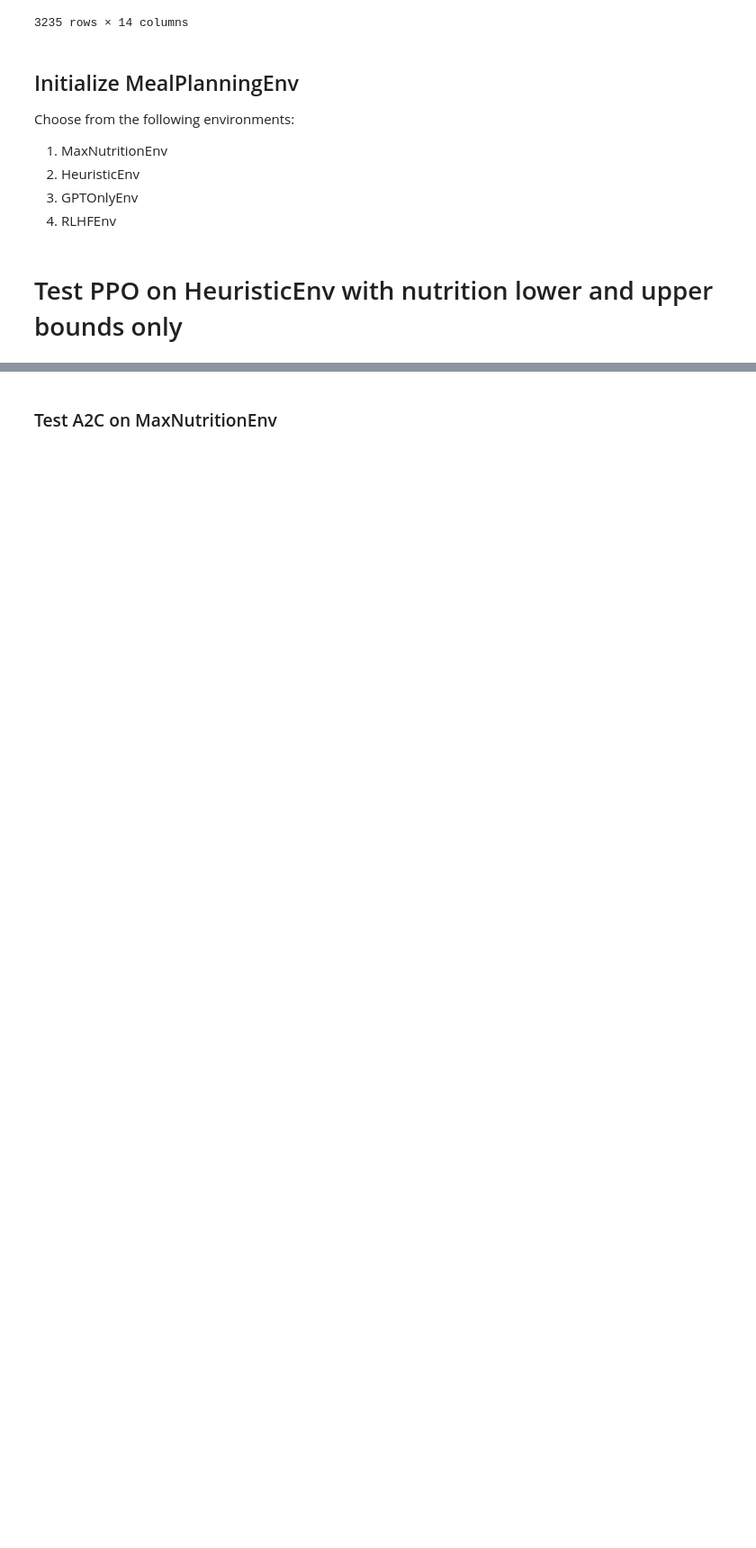
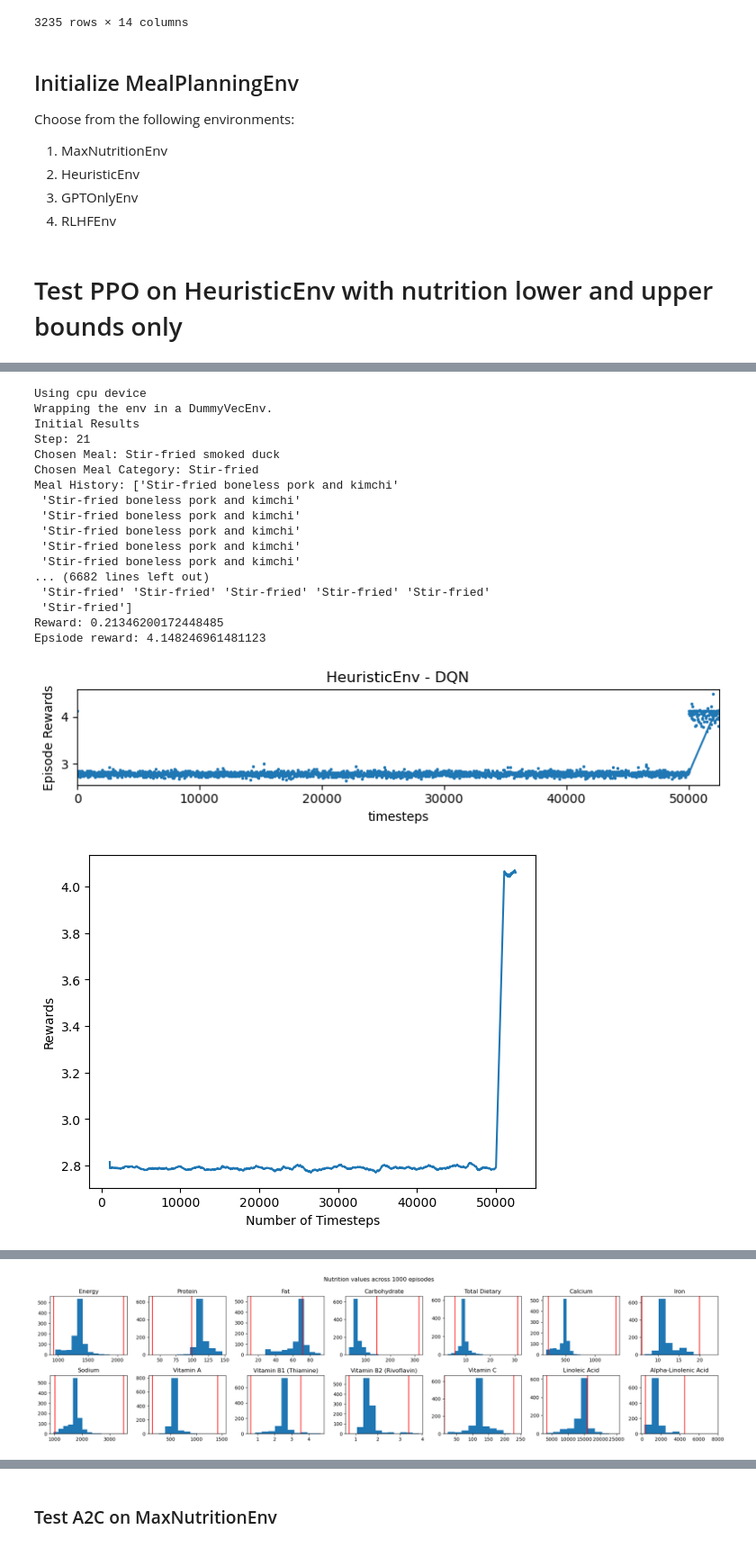
Before and after one commit to lurosenb/five_jelly_donuts, a Jupyter notebook: testing_algorithms.ipynb, the cells around one changed output, grey strips where cells are left out. Shown at 90% size. Drawn from its saved outputs; the diff is of its cells as text; code cells hidden in the pictures; blank space fills up the shorter version.

```diff
--- a/testing_algorithms.ipynb
+++ b/testing_algorithms.ipynb
@@ -97,0 +175,32 @@ Epsiode reward: 0.8387029604059357
+# %%
+log_dir = f"./tmp/gym/{time.strftime('%Y%m%d-%H%M%S')}"
+os.makedirs(log_dir, exist_ok=False)
+
+heuristic_env.set_reward_weights(
+    coef_nutrition_lower=1,
+    coef_nutrition_upper=-1,
+    coef_sequence_entropy=0,
+    coef_repetitions=0,
+    coef_overall_entropy=5
+)
+run_with_learning_algorithm(DQN, heuristic_env, 50000, log_dir, num_meals=21, seed=0)
+# %% [output]
+Using cpu device
+Wrapping the env in a DummyVecEnv.
+Initial Results
+Step: 21
+Chosen Meal: Stir-fried smoked duck
+Chosen Meal Category: Stir-fried
+Meal History: ['Stir-fried boneless pork and kimchi'
+ 'Stir-fried boneless pork and kimchi'
+ 'Stir-fried boneless pork and kimchi'
+ 'Stir-fried boneless pork and kimchi'
+ 'Stir-fried boneless pork and kimchi'
+ 'Stir-fried boneless pork and kimchi'
+... (6682 lines left out)
+ 'Stir-fried' 'Stir-fried' 'Stir-fried' 'Stir-fried' 'Stir-fried'
+ 'Stir-fried']
+Reward: 0.21346200172448485
+Epsiode reward: 4.148246961481123
+[figure, added]
+[figure, added]
@@ -97,0 +208 @@ Epsiode reward: 0.8387029604059357
+[figure, added]
```
Also changed, not shown: parts of 9 cells of this notebook, 1 other file.
